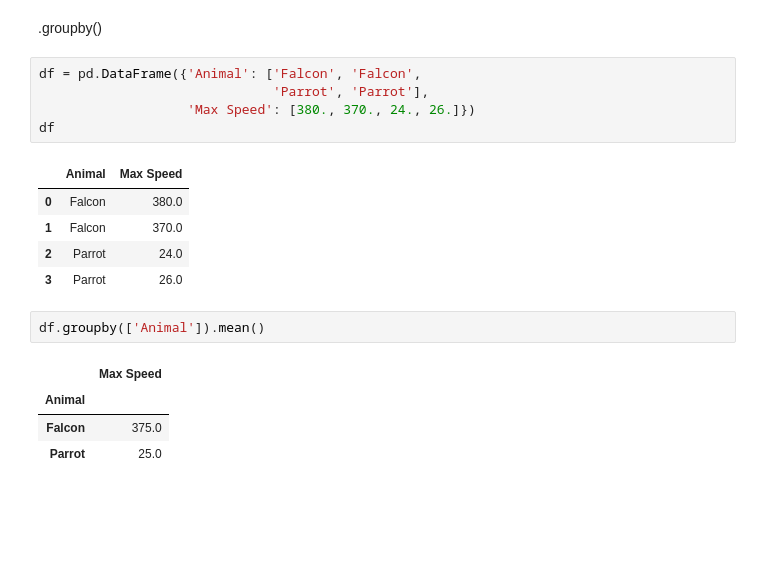
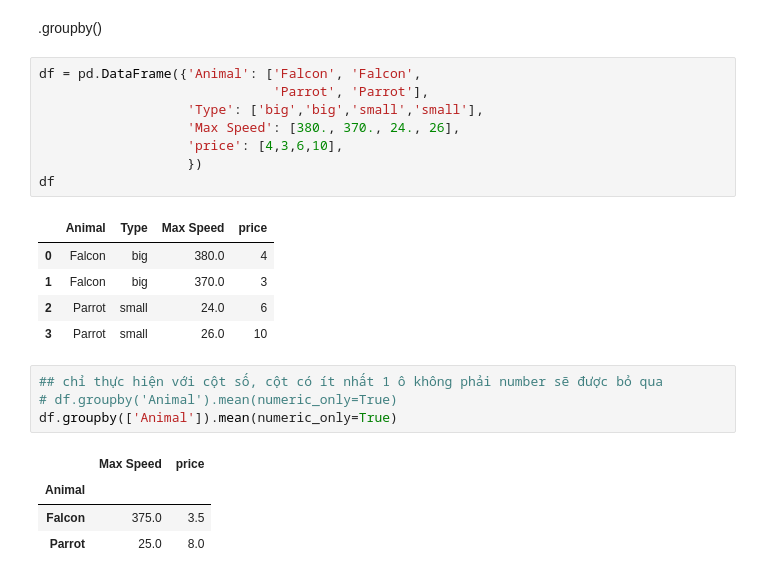
Before and after one commit to Disconnnected/Nestech_python_k20, a Jupyter notebook: pandas/pandas_function.ipynb, the cells around one changed output. Saved outputs shown, nothing was run; the diff lists cells and outputs as text; blank space fills up the shorter version.

```diff
--- a/pandas/pandas_function.ipynb
+++ b/pandas/pandas_function.ipynb
@@ -5,18 +11,23 @@ import pandas as pd
 # %%
 df = pd.DataFrame({'Animal': ['Falcon', 'Falcon',
                               'Parrot', 'Parrot'],
-                   'Max Speed': [380., 370., 24., 26.]})
+                   'Type': ['big','big','small','small'],
+                   'Max Speed': [380., 370., 24., 26],
+                   'price': [4,3,6,10],
+                   })
 df
 # %% [output]
-|  | Animal | Max Speed |
-| 0 | Falcon | 380.0 |
-| 1 | Falcon | 370.0 |
-| 2 | Parrot | 24.0 |
-| 3 | Parrot | 26.0 |
+|  | Animal | Type | Max Speed | price |
+| 0 | Falcon | big | 380.0 | 4 |
+| 1 | Falcon | big | 370.0 | 3 |
+| 2 | Parrot | small | 24.0 | 6 |
+| 3 | Parrot | small | 26.0 | 10 |
-# %%
-df.groupby(['Animal']).mean()
-# %% [output]
-|  | Max Speed |
-| Animal |  |
-| Falcon | 375.0 |
-| Parrot | 25.0 |
+# %%
+## chỉ thực hiện với cột số, cột có ít nhất 1 ô không phải number sẽ được bỏ qua
+# df.groupby('Animal').mean(numeric_only=True)
+df.groupby(['Animal']).mean(numeric_only=True)
+# %% [output]
+|  | Max Speed | price |
+| Animal |  |  |
+| Falcon | 375.0 | 3.5 |
+| Parrot | 25.0 | 8.0 |
```
Also changed, not shown: parts of 16 cells of this notebook, 1 other file.
